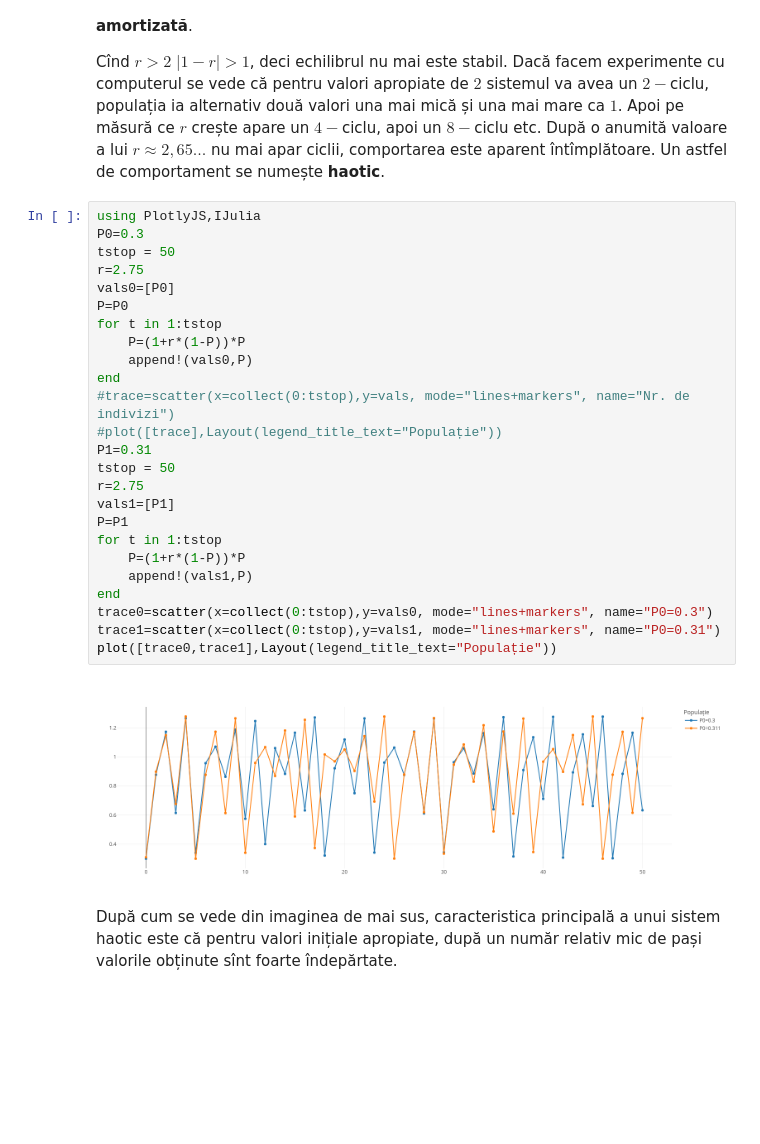
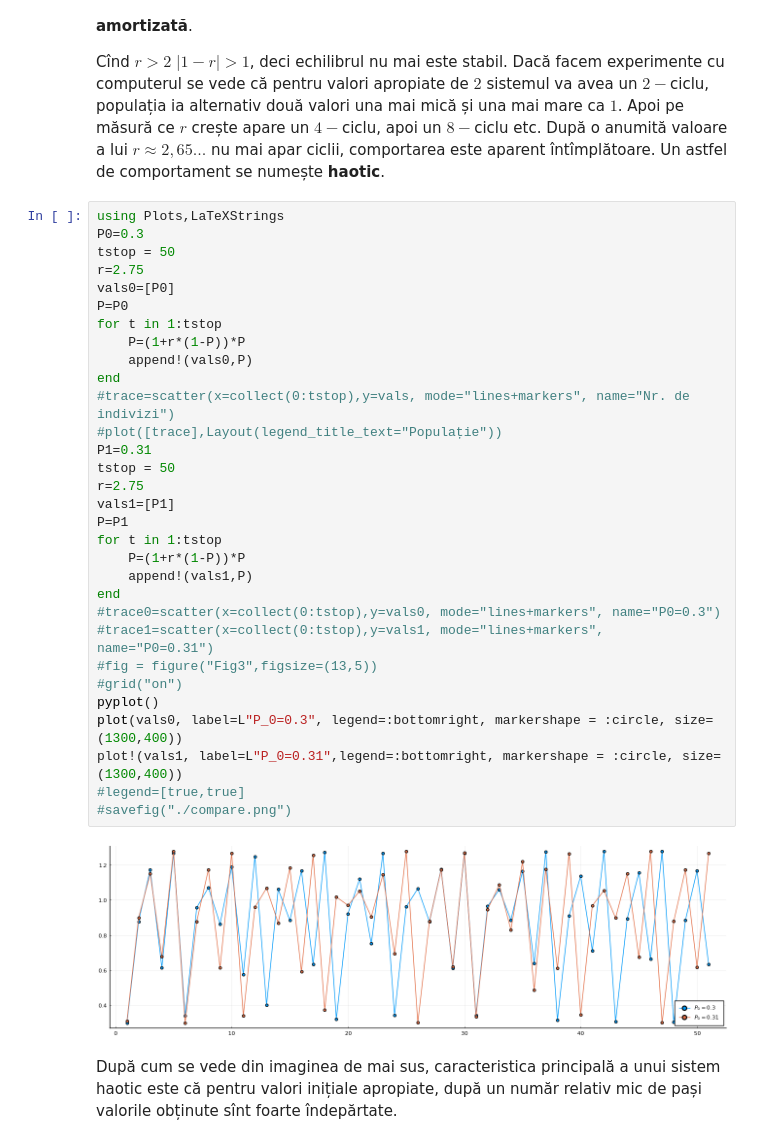
Before and after one commit to adhalanay/curs-biologie-2021, a Jupyter notebook: Cursul1.ipynb, the cells around one changed output. Cells and saved outputs as stored; diff of their text form; blank space fills up the shorter version.

Commit message:
Pyplot

```diff
--- a/Cursul1.ipynb
+++ b/Cursul1.ipynb
@@ -232,31 +240,37 @@ Dacă $1 < r < 2$, avem $-1 < 1-r < 0$, deci echilbrul este în continuare stabi
 Cînd $r > 2$ $|1-r|> 1$, deci echilibrul nu mai este stabil. Dacă facem experimente cu computerul se vede că pentru valori apropiate de $2$ sistemul va avea un $2-$ciclu, populația ia alternativ două valori una mai mică și una mai mare ca $1$. Apoi pe măsură ce $r$ crește apare un $4-$ciclu, apoi un $8-$ciclu etc.
 După o anumită valoare a lui $r \approx 2,65...$ nu mai apar ciclii, comportarea este aparent întîmplătoare. Un astfel de comportament se numește **haotic**.
 # %%
-using PlotlyJS,IJulia
+using Plots,LaTeXStrings
 P0=0.3
 tstop = 50
 r=2.75
 vals0=[P0]
 P=P0
 for t in 1:tstop
     P=(1+r*(1-P))*P
     append!(vals0,P)
 end
 #trace=scatter(x=collect(0:tstop),y=vals, mode="lines+markers", name="Nr. de indivizi")
 #plot([trace],Layout(legend_title_text="Populație"))
 P1=0.31
 tstop = 50
 r=2.75
 vals1=[P1]
 P=P1
 for t in 1:tstop
     P=(1+r*(1-P))*P
     append!(vals1,P)
 end
-trace0=scatter(x=collect(0:tstop),y=vals0, mode="lines+markers", name="P0=0.3")
-trace1=scatter(x=collect(0:tstop),y=vals1, mode="lines+markers", name="P0=0.31")
-plot([trace0,trace1],Layout(legend_title_text="Populație"))
+#trace0=scatter(x=collect(0:tstop),y=vals0, mode="lines+markers", name="P0=0.3")
+#trace1=scatter(x=collect(0:tstop),y=vals1, mode="lines+markers", name="P0=0.31")
+#fig = figure("Fig3",figsize=(13,5))
+#grid("on")
+pyplot()
+plot(vals0, label=L"P_0=0.3", legend=:bottomright, markershape = :circle, size=(1300,400))
+plot!(vals1, label=L"P_0=0.31",legend=:bottomright, markershape = :circle, size=(1300,400))
+#legend=[true,true]
+#savefig("./compare.png")
 # %% [output]
-[figure, old version]
+[figure, new version]
 # %% [markdown]
 După cum se vede din imaginea de mai sus, caracteristica principală a unui sistem haotic este că pentru valori inițiale apropiate, după un număr relativ mic de pași valorile obținute sînt foarte îndepărtate.
```
Also changed, not shown: parts of 3 cells of this notebook.
